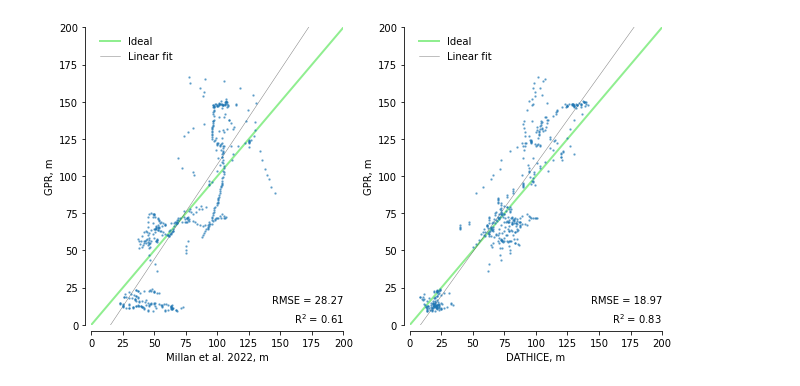
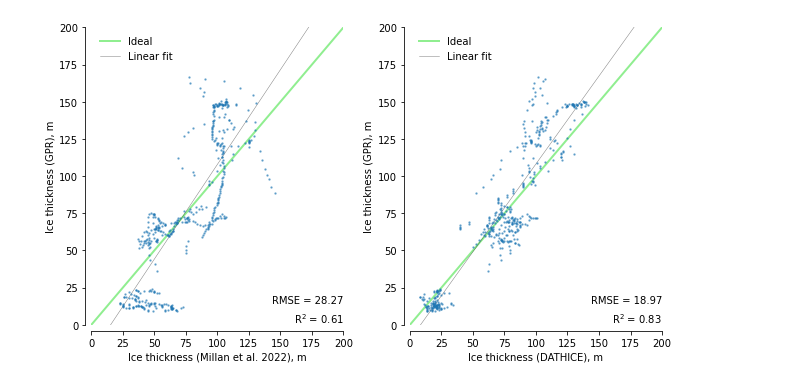
Before and after one commit to konstantin-a-maslov/dathice, a Jupyter notebook: testing.ipynb, the cells around one changed output. Cells and saved outputs as stored; diff of their text form; code cells hidden in the pictures.

```diff
--- a/testing.ipynb
+++ b/testing.ipynb
@@ -174,10 +174,10 @@ def plot_scatter(x, y, ax, xlabel, ylabel, vmin=0, vmax=200):
 # %%
 _, axs = plt.subplots(ncols=2, figsize=(9, 5))
 
-plot_scatter(df["H_modelled"], df["H"], axs[0], "Millan et al. 2022, m", "GPR, m")
-plot_scatter(pred, df["H"], axs[1], "DATHICE, m", "GPR, m")
+plot_scatter(df["H_modelled"], df["H"], axs[0], "Ice thickness (Millan et al. 2022), m", "Ice thickness (GPR), m")
+plot_scatter(pred, df["H"], axs[1], "Ice thickness (DATHICE), m", "Ice thickness (GPR), m")
 
 plt.tight_layout()
 plt.show()
 # %% [output]
-[figure, old version]
+[figure, new version]
```
Also changed, not shown: 1 other file.
